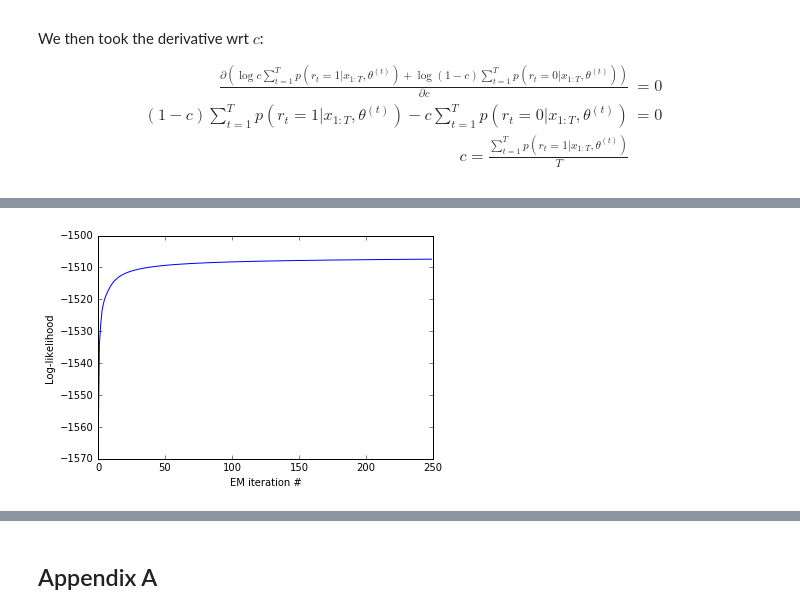
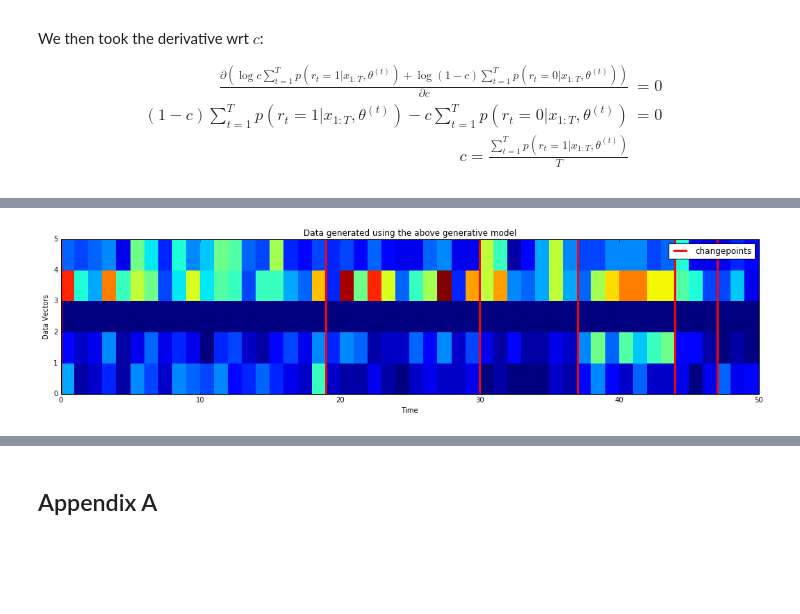
Before and after one commit to cagatayyildiz/bayesian, a Jupyter notebook: Bayesian_Change_Point_Model.ipynb, the cells around one changed output, grey strips where cells are left out. Drawn from its saved outputs; the diff is of its cells as text; code cells hidden in the pictures; blank space fills up the shorter version.

Commit message:
em updated, html and tex created

```diff
--- a/Bayesian_Change_Point_Model.ipynb
+++ b/Bayesian_Change_Point_Model.ipynb
@@ -749,0 +818,13 @@ Finally, we need to invert digamma function ($\psi$). See $\textbf{Appendix A}$
+# %%
+# given y, returns x, where y = \psi(x)
+def inv_digamma(y, ITER=5, eps_=1e-5):
+    if y > -2.22:
+        x = np.exp(y) + 0.5
+    else:
+        x = -1/(y-sp.digamma(1))
+    for i in range(ITER):
+        x = x - (sp.digamma(x)-y)/sp.polygamma(1,x)
+    if np.abs(sp.digamma(x) - y) > eps_:
+        raise Exception("numerical error with inv_gamma")
+    else:
+        return x
@@ -751,41 +834,70 @@ Finally, we need to invert digamma function ($\psi$). See $\textbf{Appendix A}$
 #########################
 #### DATA GENERATION ####
 #########################
-T = 100
+T = 50
 K = 5
-c_true = 0.05
-a_true = np.random.random(K)*50
-[ch, pi_, data] = DirichletCPModel.gen_sequence(c_true, a_true, T=100)
+c_true = 0.1
+a_true = np.random.random(K)*25
+print("a_true is ", a_true, "\n")
+[cps, pi_, data] = DirichletCPModel.gen_sequence(c_true, a_true, T=T)
+plot_hist(data,cps,title="Data generated using the above generative model", xlabel="Time",ylabel="Data Vectors")
+
 
 #########################
 ###### EM ALGORITHM #####
 #########################
+
 # constants
-MAX_ITER = 50
-INV_DIG_ITER = 100
+MAX_ITER = 10
+INV_DIG_ITER = 1000
+SAMPLE_COUNT = 1000
 
 # initial change point model
-c = 0.25
-a = np.random.random(K)*10
+c = 0.2
+a = np.random.random(K)
 fb = ForwardBackward(DirichletCPModel(c, a))
 loglhoods = np.zeros(MAX_ITER)
+means = []
+cpps = []
 
 for i in range(MAX_ITER):
-    # log-likelihood calculation
-    norm_consts = ForwardBackward.loglhood(c, a, data)
-    loglhoods[i] = safe_log_sum_exp(norm_consts)
 
-    # E step and sufficient stats
-    [mean, cpp] = fb.smoothing(data)
-    log_nor_mean = np.log( mean/mean.sum(0) )
-    ss = (log_nor_mean*cpp).sum(1) / np.sum(cpp)
+    ############ log-likelihood calculation ############
+    loglhoods[i]  = ForwardBackward.loglhood(c, a, data)
+    print("loglhood is", loglhoods[i], "under a=", a)
 
-    # M step
-    c = np.sum(cpp)*1.0/T
+    ############ E step and sufficient stats ############
+    [mean, cpp, smt_msgs] = fb.smoothing(data)
+    means.append(mean)
+    cpps.append(cpp)
+    E_log_pi = np.zeros((K,T))
+
+    # method-1: https://www.hiit.fi/u/ahonkela/dippa/node95.html
+    for j in range(T):
+        E_log_pi[:,j] = compute_ss(smt_msgs[j])
+
+    '''
+    # method-2: sampling from the mean. Why???
+    E_log_pi = np.zeros(mean.shape)
+    for c in range(mean.shape[1]):
+        col = mean[:,c]
+        samples = np.random.dirichlet(col, SAMPLE_COUNT)
+        E_log_pi[:,c] = np.log(samples + 1e-50).sum(0) / SAMPLE_COUNT
+    '''
+
+    E_log_pi_weighted = (E_log_pi*cpp) / np.sum(cpp)
+    ss = E_log_pi_weighted.sum(1)
+
+    ############ M step
+    c = np.sum(cpp)/len(cpp)
     for it in range(INV_DIG_ITER):
         a_new = np.zeros(a.size)
-        for j in range(a.size):
-            a_new[j] = inv_digamma( ss[j]+sp.digamma(a.sum()) )
+        for j in range(K):
+            a_new[j] = inv_digamma( ss[j]+sp.digamma(a.sum()), ITER=5 )
+            if np.abs(sp.digamma(a_new[j]) - ss[j] - sp.digamma(a.sum()) ) > 1e-3:
+                input("numerical error with inv_gamma")
+            if pd.isnull(a_new[j]):
+                input("one field of a is null. ss[j]:" + str(ss[j]) + ", sp.digamma(a.sum()):" + str(sp.digamma(a.sum())))
         a = a_new
     fb = ForwardBackward(DirichletCPModel(c, a))
 
@@ -795,8 +907,12 @@ print("c_true:", c_true)
 print("a_est :",a)
 print("c_est :",c)
 
+plt.figure()
 plt.plot(loglhoods)
 plt.ylabel("Log-likelihood")
 plt.xlabel("EM iteration #")
 plt.show()
+
+for i in range(len(means)):
+    plot_hist(means[i],cpps[i],title="Smoothed Density on Full Observation at time " + str(i), xlabel="Time",ylabel="Density")
 # %% [output]
@@ -810 +938 @@ c_est : 0.169599429231
-[figure, old version]
+[figure, new version]
```
Also changed, not shown: parts of 35 cells of this notebook, 3 other files.
